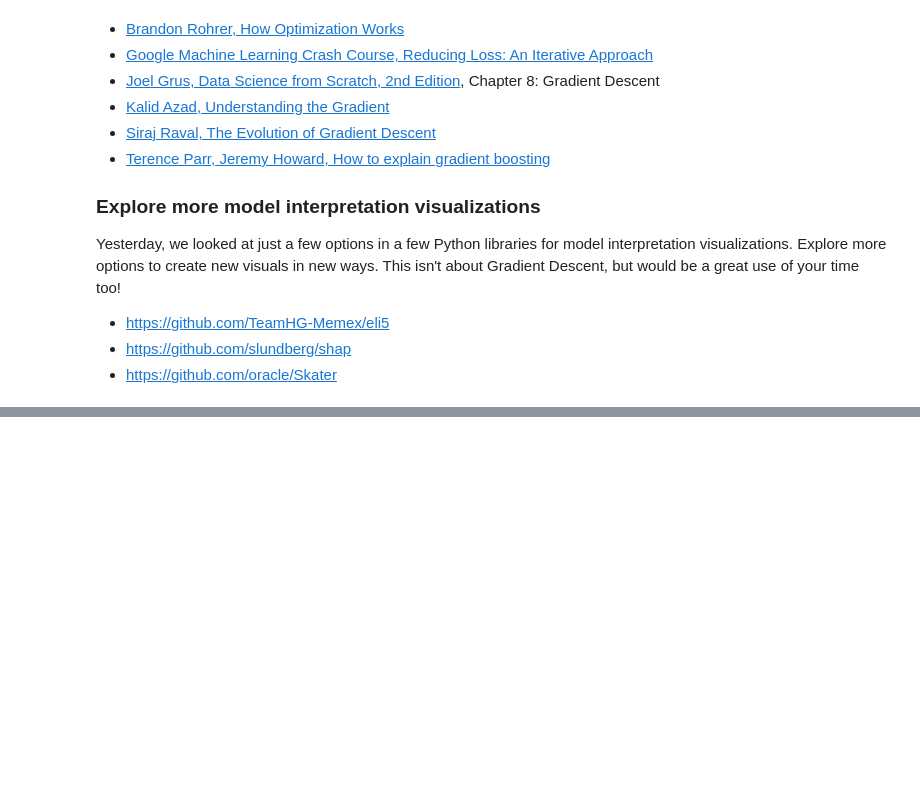
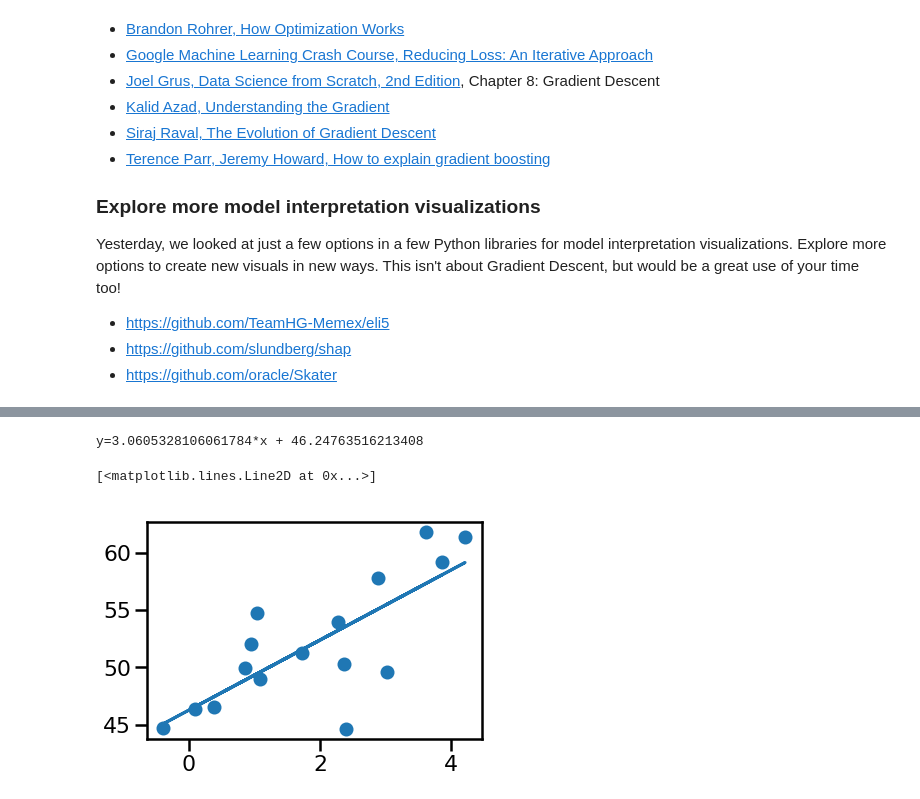
Before and after one commit to LambdaSchool/DS-Unit-2-Sprint-4-Practicing-Understanding, a Jupyter notebook: module4-gradient-descent/LS_DS_244_Gradient_Descent.ipynb, the cells around one changed output, grey strips where cells are left out. Saved outputs shown, nothing was run; the diff lists cells and outputs as text; code cells hidden in the pictures; blank space fills up the shorter version.

```diff
--- a/module4-gradient-descent/LS_DS_244_Gradient_Descent.ipynb
+++ b/module4-gradient-descent/LS_DS_244_Gradient_Descent.ipynb
@@ -392,0 +481,20 @@ Yesterday, we looked at just a few options in a few Python libraries for model i
+# %%
+#plt.figure(figsize=[6.5,8.4])
+plt.scatter(df[feature],df[target])
+
+theta = [np.random.uniform(-1,1),np.random.uniform(-1,1)]
+alpha = .01
+
+for _ in range(5000):
+  theta = descent(theta, alpha,df[feature],df[target])
+
+intercept, slope = theta
+print(f'y={slope}*x + {intercept}')
+
+y_pred = slope*df[feature] +intercept
+
+plt.plot(df[feature],y_pred)
+# %% [output]
+y=3.0605328106061784*x + 46.24763516213408
+[<matplotlib.lines.Line2D at 0x...>]
+[figure, added]
```
Also changed, not shown: parts of 6 cells of this notebook.
